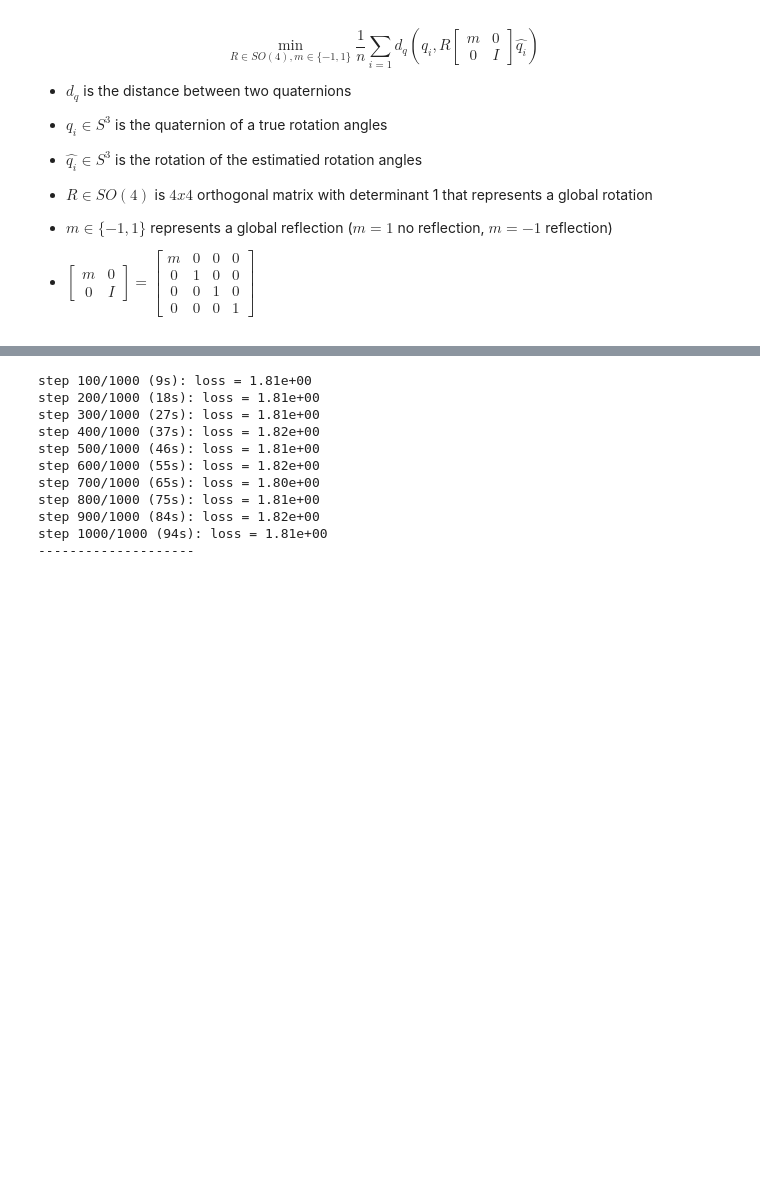
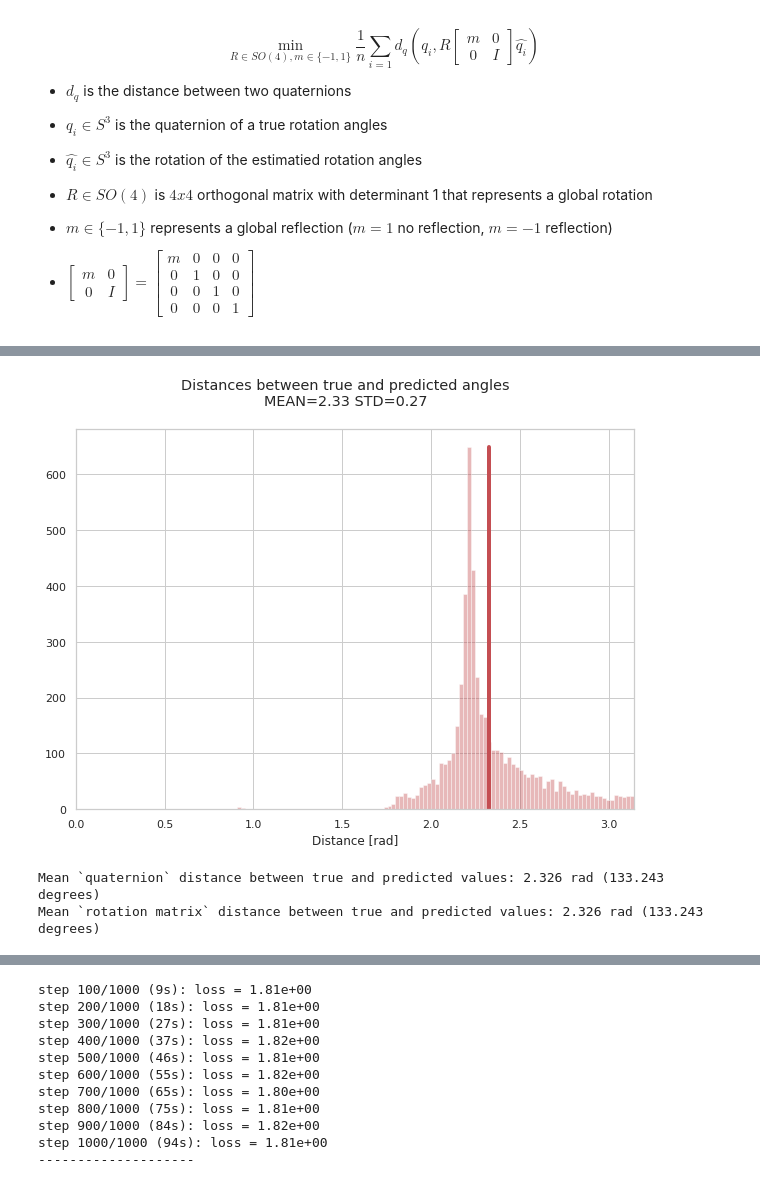
Before and after one commit to JelenaBanjac/protein-reconstruction, a Jupyter notebook: notebooks/1-phase1/angle_alignment_Quaternions.ipynb, the cells around one changed output, grey strips where cells are left out. Drawn from its saved outputs; the diff is of its cells as text; code cells hidden in the pictures; blank space fills up the shorter version.

```diff
--- a/notebooks/1-phase1/angle_alignment_Quaternions.ipynb
+++ b/notebooks/1-phase1/angle_alignment_Quaternions.ipynb
@@ -333 +357,10 @@ def training_angle_alignment(steps, batch_size, projection_idx, learning_rate, a
+# %%
+plot_distances_count(apt, angles_true)
+# %% [output]
+[figure, added]
+# %%
+distance_difference(angles_predicted=apt, angles_true=angles_true);
+# %% [output]
+Mean `quaternion` distance between true and predicted values: 2.326 rad (133.243 degrees)
+Mean `rotation matrix` distance between true and predicted values: 2.326 rad (133.243 degrees)
 # %%
```
Also changed, not shown: parts of 16 cells of this notebook.
